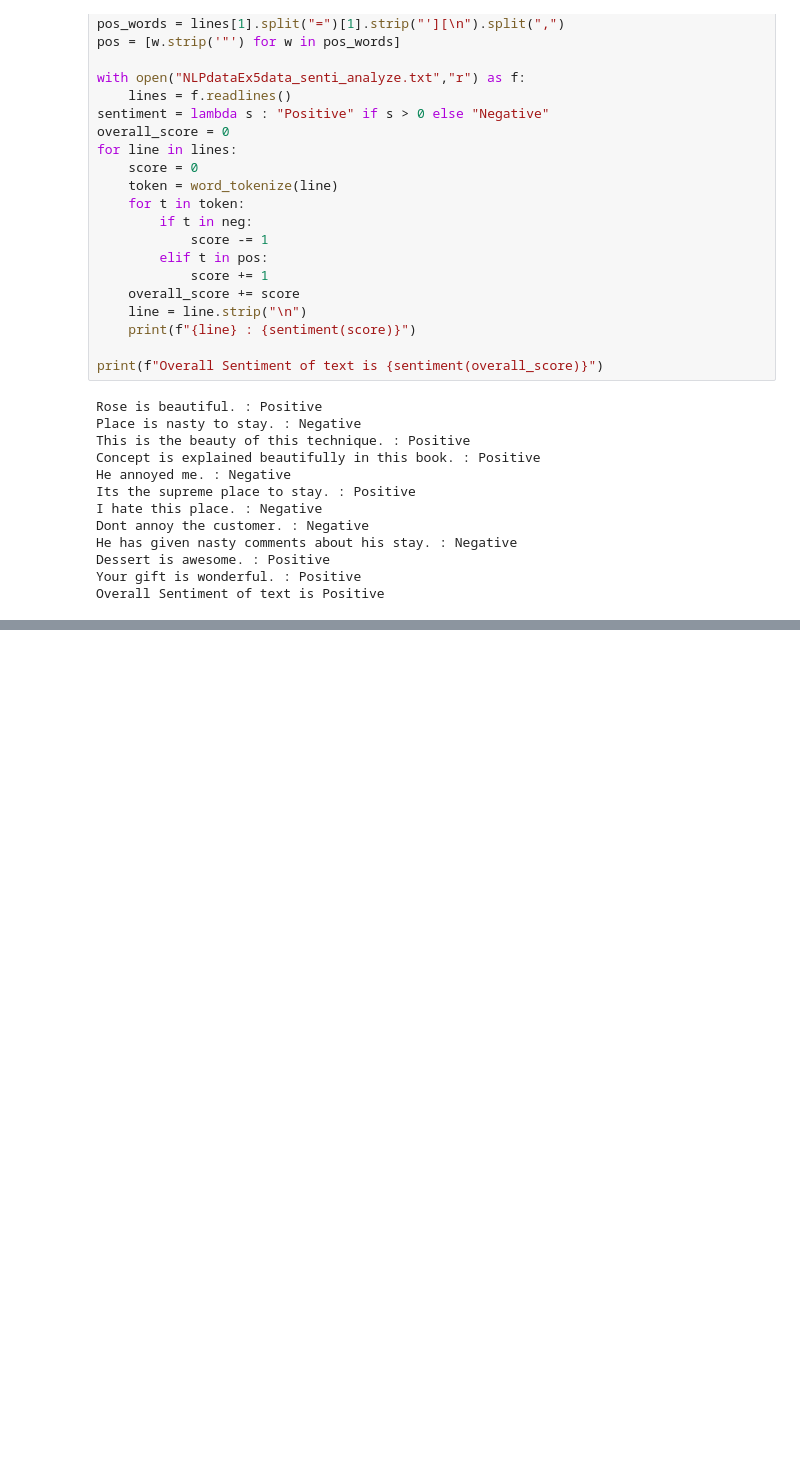
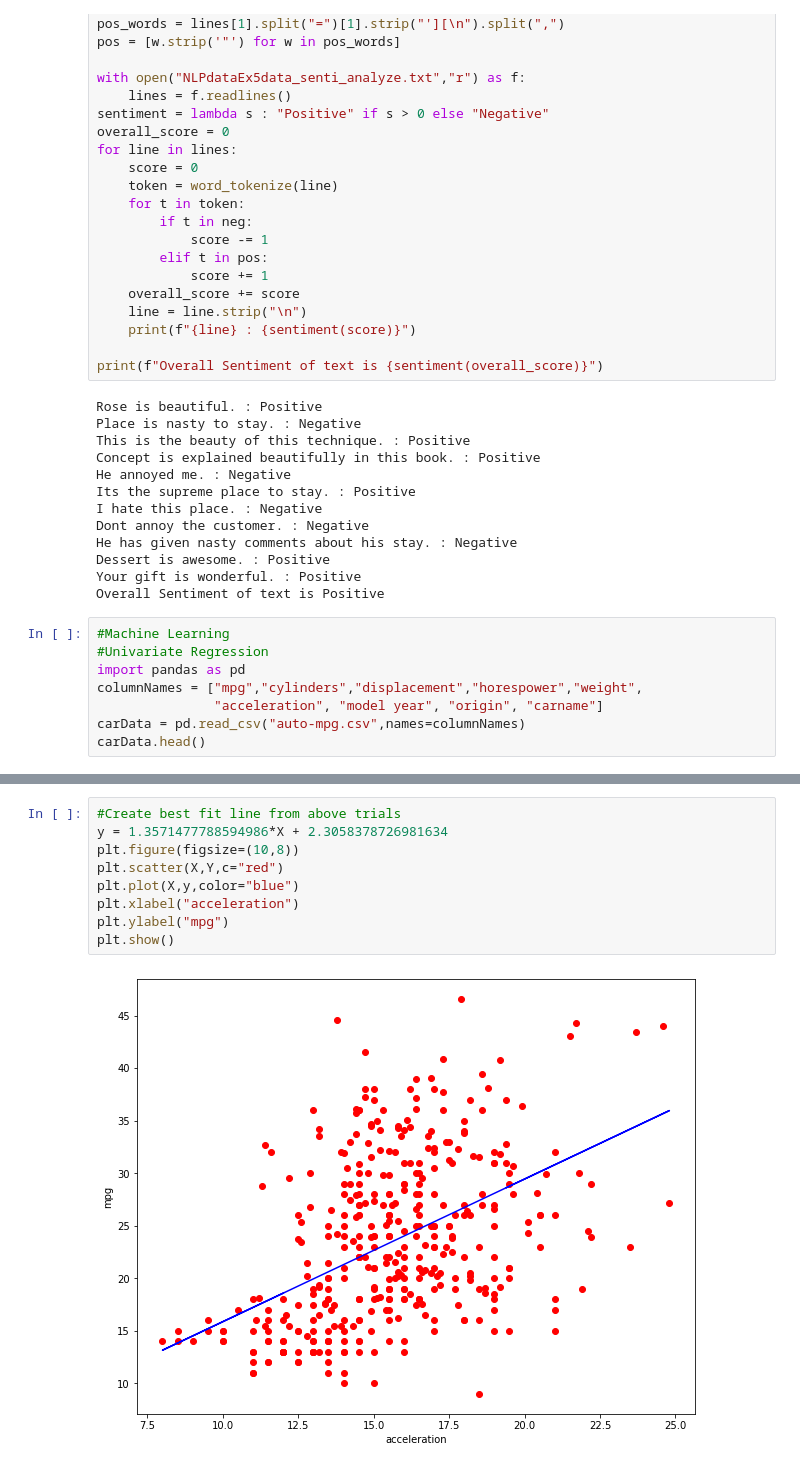
Before and after one commit to zahirsalim/pythonassign, a Jupyter notebook: BasicAIML.ipynb, the cells around one changed output, grey strips where cells are left out. Cells and saved outputs as stored; diff of their text form; blank space fills up the shorter version.

```diff
--- a/BasicAIML.ipynb
+++ b/BasicAIML.ipynb
@@ -191,3 +191,11 @@ He has given nasty comments about his stay. : Negative
 Dessert is awesome. : Positive
 Your gift is wonderful. : Positive
 Overall Sentiment of text is Positive
+# %%
+#Machine Learning
+#Univariate Regression
+import pandas as pd
+columnNames = ["mpg","cylinders","displacement","horespower","weight",
+               "acceleration", "model year", "origin", "carname"]
+carData = pd.read_csv("auto-mpg.csv",names=columnNames)
+carData.head()
@@ -193,0 +381,11 @@ Overall Sentiment of text is Positive
+# %%
+#Create best fit line from above trials
+y = 1.3571477788594986*X + 2.3058378726981634
+plt.figure(figsize=(10,8))
+plt.scatter(X,Y,c="red")
+plt.plot(X,y,color="blue")
+plt.xlabel("acceleration")
+plt.ylabel("mpg")
+plt.show()
+# %% [output]
+[figure, added]
```
Also changed, not shown: parts of 17 cells of this notebook, 2 other files.
